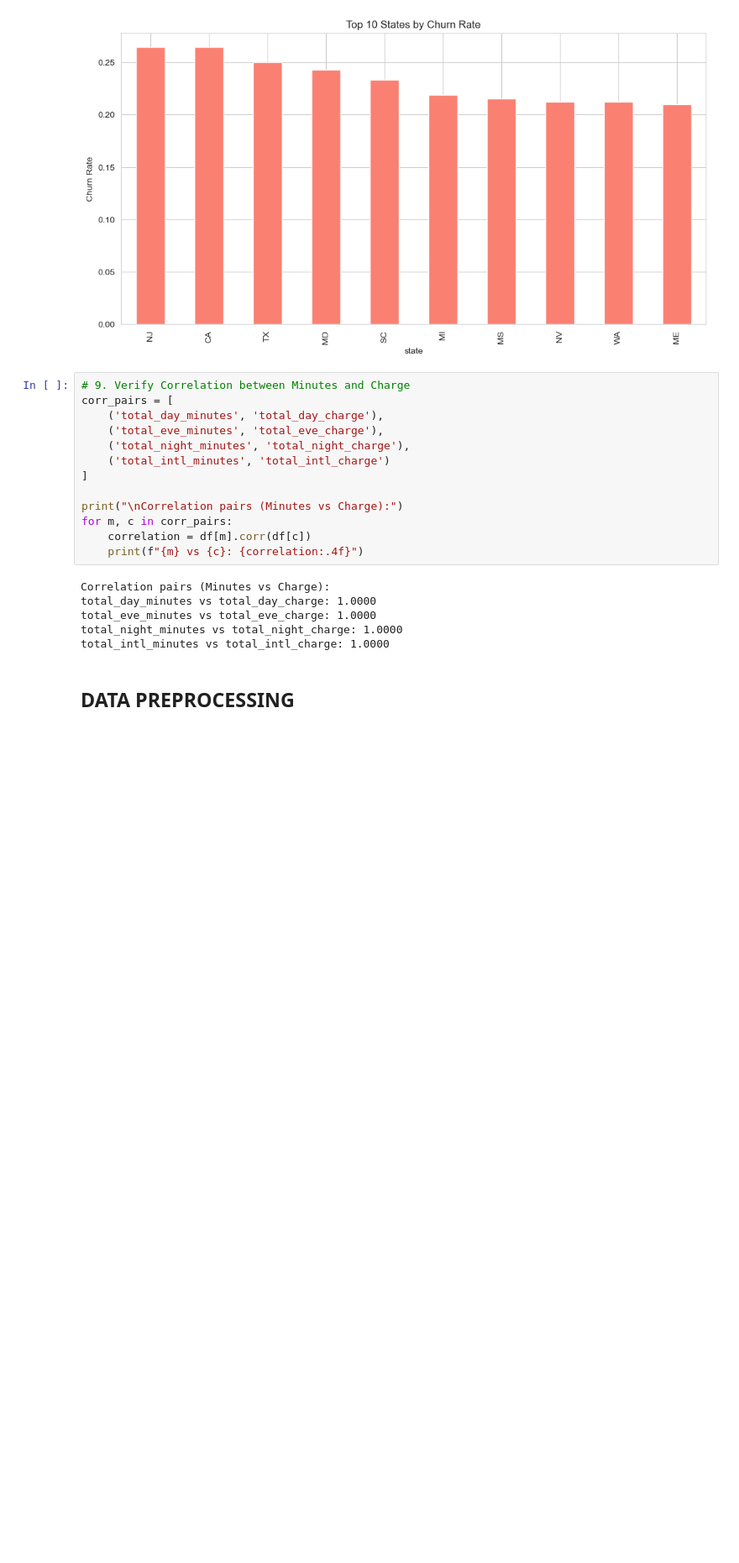
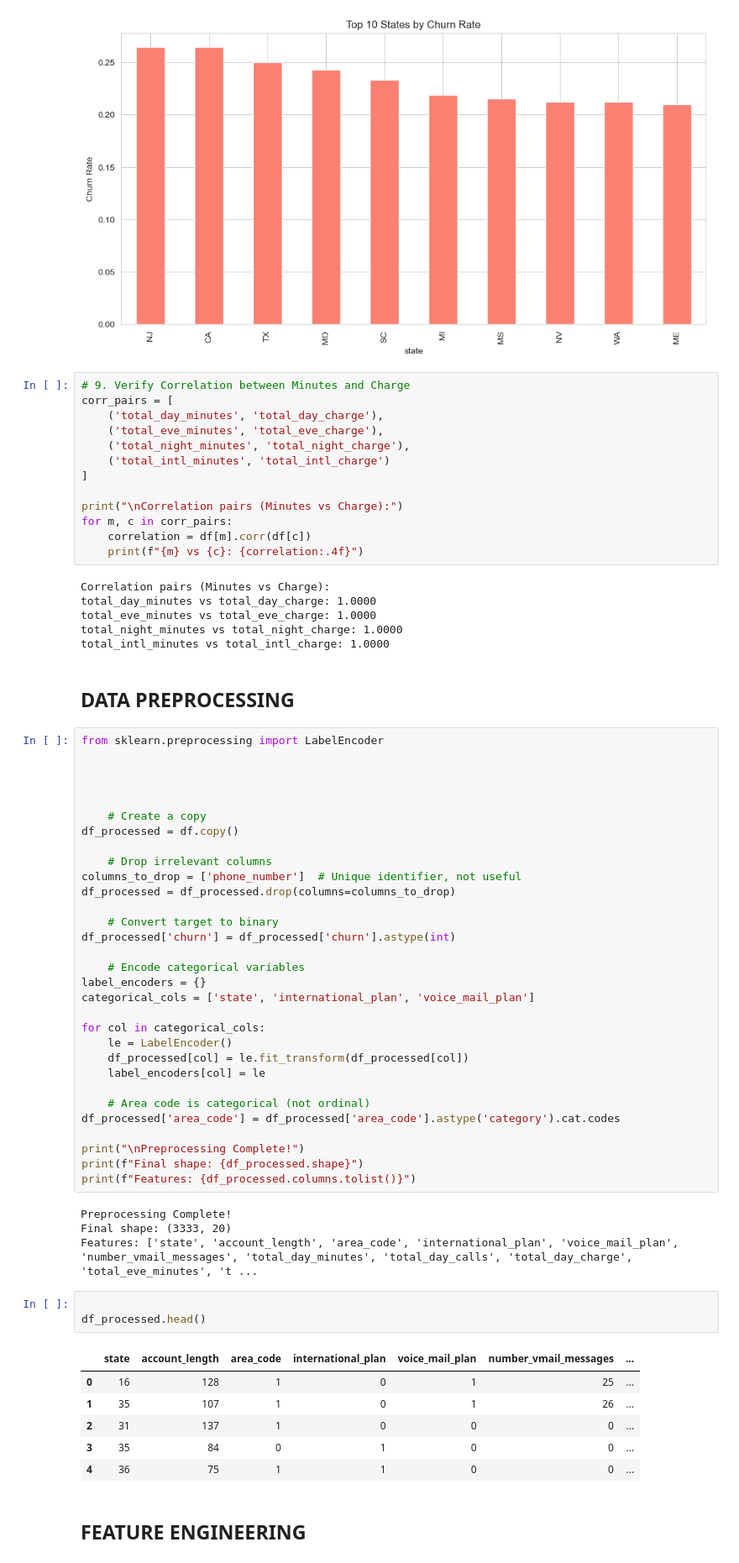
Before and after one commit to Laban-leploote/Telecom-Customer-Churn-Prediction, a Jupyter notebook: analysis.ipynb, the cells around one changed output. Shown at 84% size. Cells and saved outputs as stored; diff of their text form; blank space fills up the shorter version.

Commit message:
Feature engineering

```diff
--- a/analysis.ipynb
+++ b/analysis.ipynb
@@ -443,3 +443,50 @@ total_night_minutes vs total_night_charge: 1.0000
 total_intl_minutes vs total_intl_charge: 1.0000
 # %% [markdown]
 ## DATA PREPROCESSING
+# %%
+from sklearn.preprocessing import LabelEncoder
+
+
+
+
+    # Create a copy
+df_processed = df.copy()
+
+    # Drop irrelevant columns
+columns_to_drop = ['phone_number']  # Unique identifier, not useful
+df_processed = df_processed.drop(columns=columns_to_drop)
+
+    # Convert target to binary
+df_processed['churn'] = df_processed['churn'].astype(int)
+
+    # Encode categorical variables
+label_encoders = {}
+categorical_cols = ['state', 'international_plan', 'voice_mail_plan']
+
+for col in categorical_cols:
+    le = LabelEncoder()
+    df_processed[col] = le.fit_transform(df_processed[col])
+    label_encoders[col] = le
+
+    # Area code is categorical (not ordinal)
+df_processed['area_code'] = df_processed['area_code'].astype('category').cat.codes
+
+print("\nPreprocessing Complete!")
+print(f"Final shape: {df_processed.shape}")
+print(f"Features: {df_processed.columns.tolist()}")
+# %% [output]
+Preprocessing Complete!
+Final shape: (3333, 20)
+Features: ['state', 'account_length', 'area_code', 'international_plan', 'voice_mail_plan', 'number_vmail_messages', 'total_day_minutes', 'total_day_calls', 'total_day_charge', 'total_eve_minutes', 't ...
+# %%
+
+df_processed.head()
+# %% [output]
+|  | state | account_length | area_code | international_plan | voice_mail_plan | number_vmail_messages | ... |
+| 0 | 16 | 128 | 1 | 0 | 1 | 25 | ... |
+| 1 | 35 | 107 | 1 | 0 | 1 | 26 | ... |
+| 2 | 31 | 137 | 1 | 0 | 0 | 0 | ... |
+| 3 | 35 | 84 | 0 | 1 | 0 | 0 | ... |
+| 4 | 36 | 75 | 1 | 1 | 0 | 0 | ... |
+# %% [markdown]
+## FEATURE ENGINEERING
```
Also changed, not shown: parts of 4 cells of this notebook.
